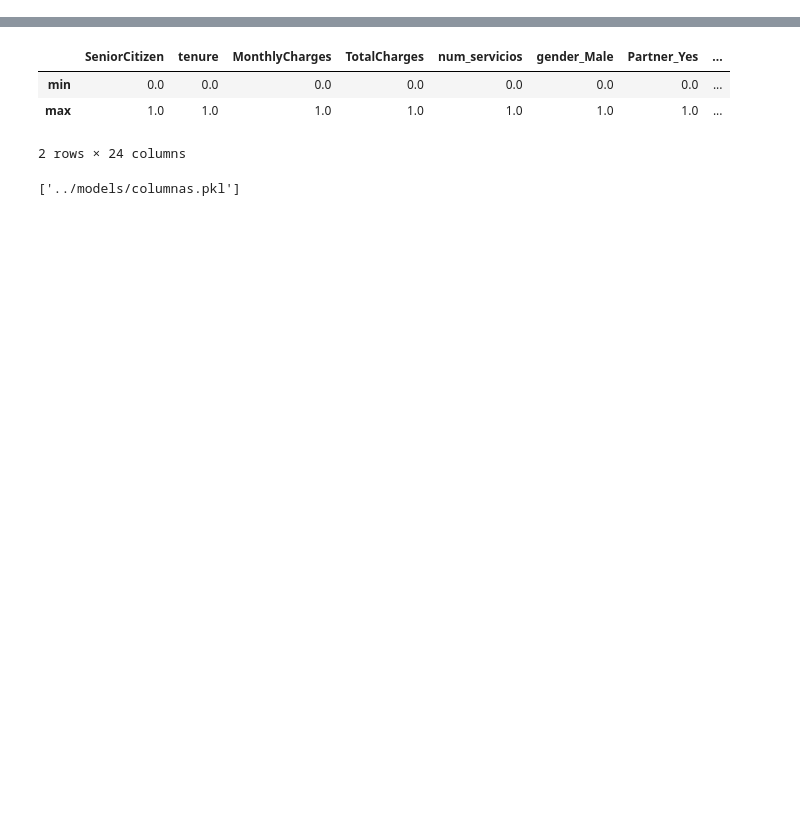
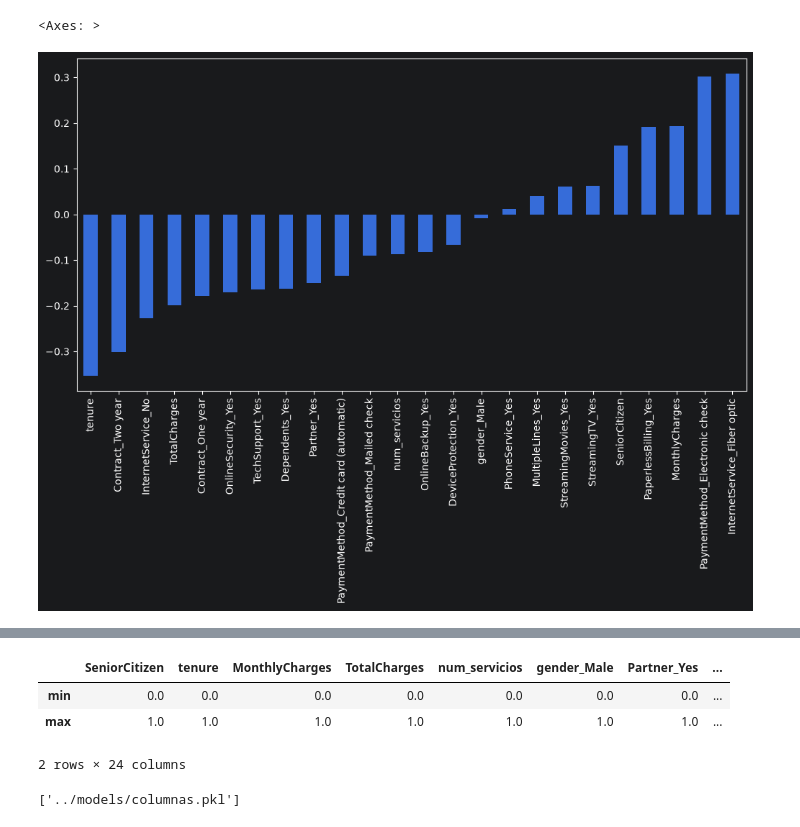
Before and after one commit to jeriel169017-a11y/ProyectoAI-1, a Jupyter notebook: notebooks/02_Preprocesamiento.ipynb, the cells around one changed output, grey strips where cells are left out. Saved outputs shown, nothing was run; the diff lists cells and outputs as text; code cells hidden in the pictures; blank space fills up the shorter version.

```diff
--- a/notebooks/02_Preprocesamiento.ipynb
+++ b/notebooks/02_Preprocesamiento.ipynb
@@ -47,0 +77,6 @@ df.head()
+# %%
+plt.figure(figsize=(12,6))
+df.corr()['Churn'].sort_values()[:-1].plot(kind='bar') # Quitamos la propia variable objetivo #
+# %% [output]
+<Axes: >
+[figure, added]
```
Also changed, not shown: parts of 12 cells of this notebook, 8 other files.
